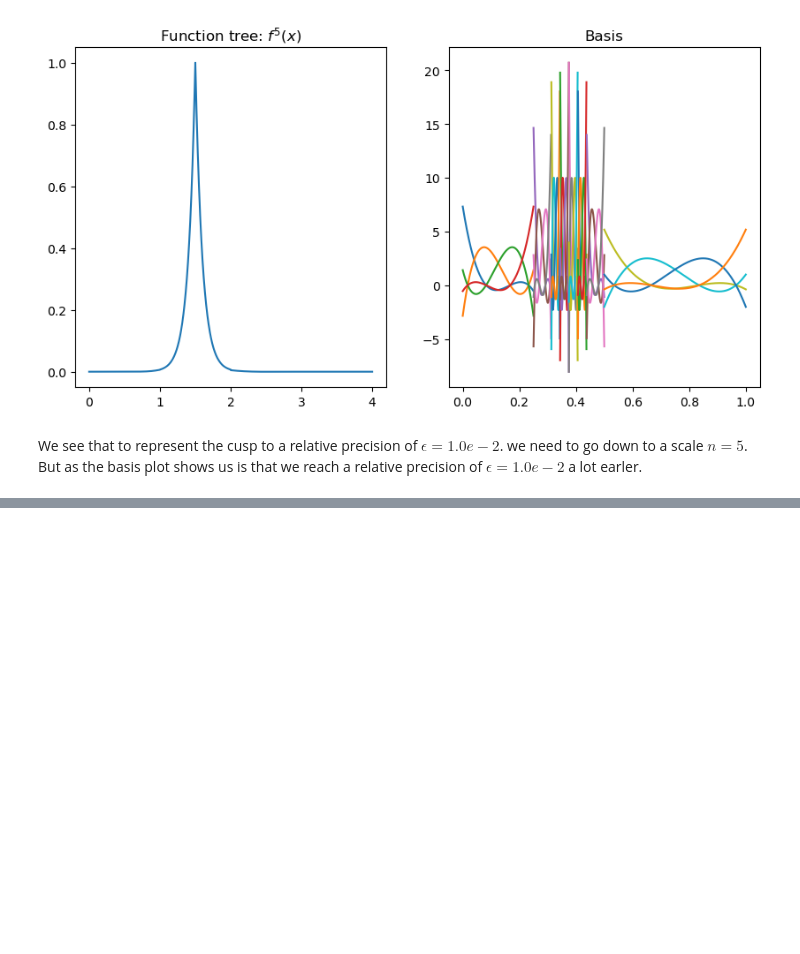
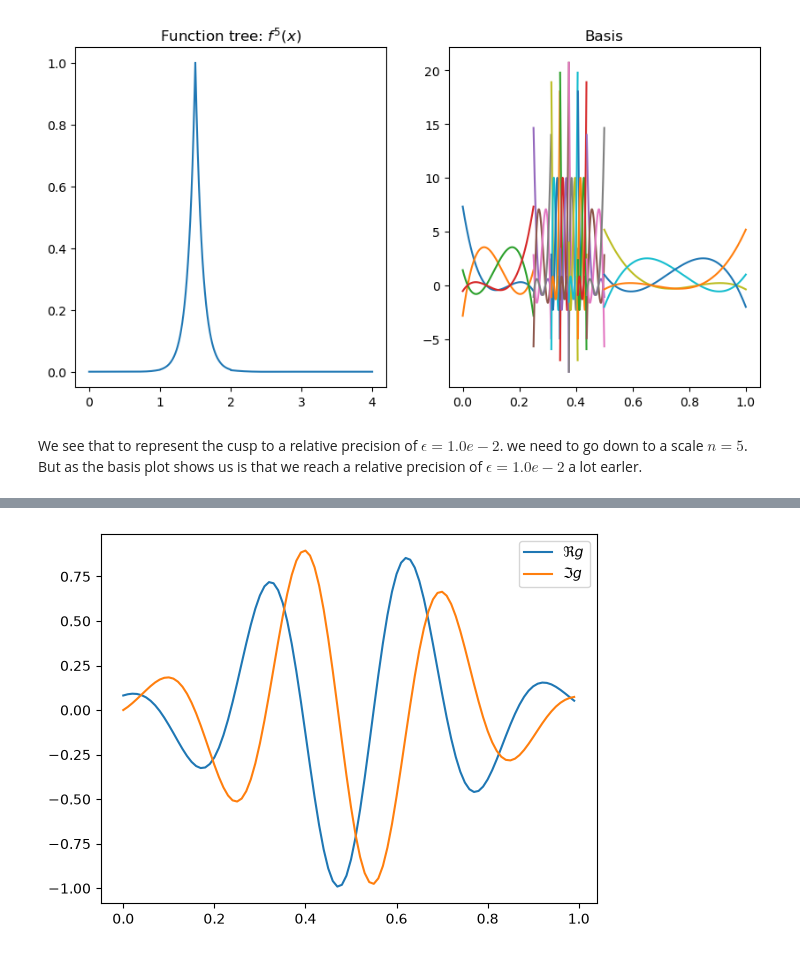
Before and after one commit to MRChemSoft/vampyr, a Jupyter notebook: docs/notebooks/function_representations.ipynb, the cells around one changed output, grey strips where cells are left out. Saved outputs shown, nothing was run; the diff lists cells and outputs as text; code cells hidden in the pictures; blank space fills up the shorter version.

```diff
--- a/docs/notebooks/function_representations.ipynb
+++ b/docs/notebooks/function_representations.ipynb
@@ -204,0 +216,15 @@ precision of $\epsilon = 1.0e-2$ a lot earler.
+# %%
+Pc = vp1.ComplexScalingProjector(mra, prec=epsilon)
+
+def g(x):
+    return np.exp(-10.0 * (x[0] - 0.5)**2) * np.exp(20.0j * x[0])
+
+g_tree = Pc(g)
+
+x_vec = np.arange(0, 1, 0.01)
+plt.plot(x_vec, [g_tree.real()([x]) for x in x_vec], label=r"$\Re g$")
+plt.plot(x_vec, [g_tree.imag()([x]) for x in x_vec], label=r"$\Im g$")
+plt.legend()
+plt.show()
+# %% [output]
+[figure, added]
```
Also changed, not shown: parts of 1 cell of this notebook, 23 other files.
